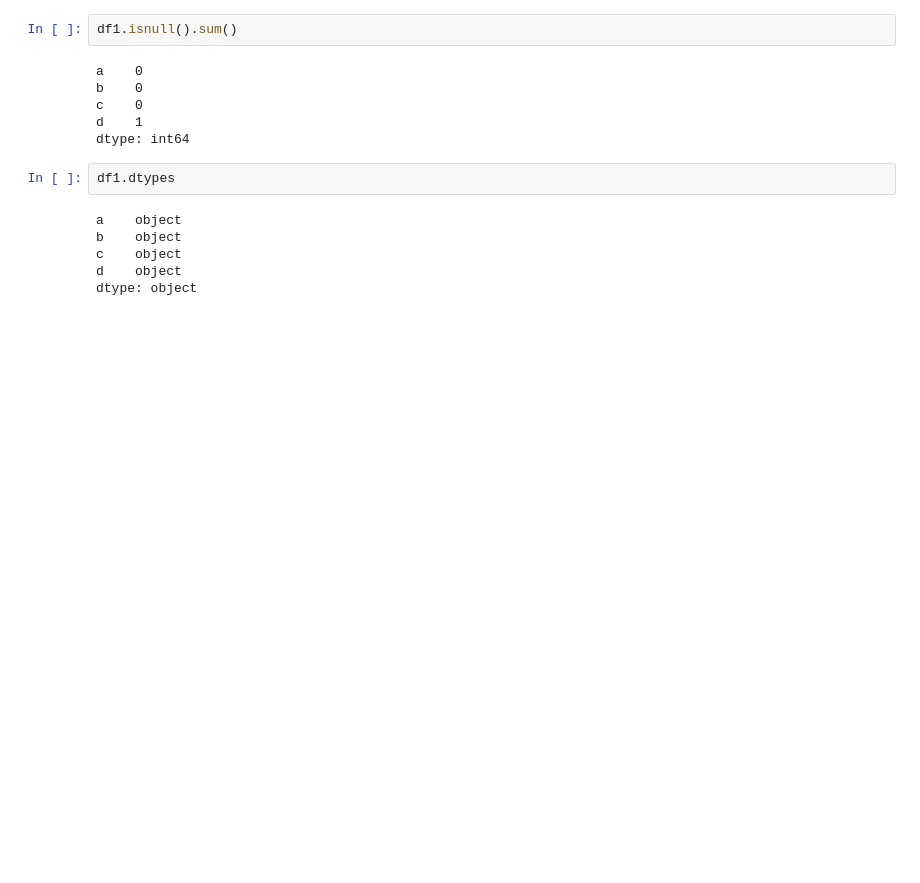
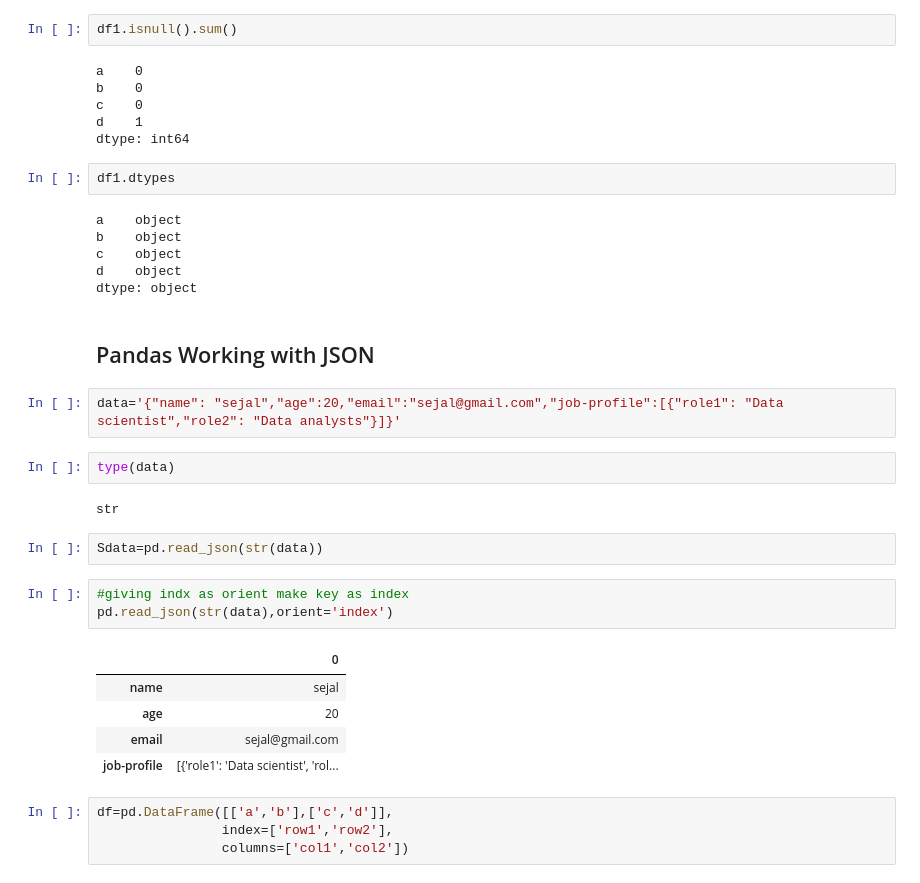
Before and after one commit to SejalKumari011/Python-Libraries, a Jupyter notebook: pandas.ipynb, the cells around one changed output. Saved outputs shown, nothing was run; the diff lists cells and outputs as text; blank space fills up the shorter version.

Commit message:
Changes made in pandas file

```diff
--- a/pandas.ipynb
+++ b/pandas.ipynb
@@ -335,3 +335,26 @@ b    object
 c    object
 d    object
 dtype: object
+# %% [markdown]
+## Pandas Working with JSON
+# %%
+data='{"name": "sejal","age":20,"email":"sejal@gmail.com","job-profile":[{"role1": "Data scientist","role2": "Data analysts"}]}'
+# %%
+type(data)
+# %% [output]
+str
+# %%
+Sdata=pd.read_json(str(data))
+# %%
+#giving indx as orient make key as index
+pd.read_json(str(data),orient='index')
+# %% [output]
+|  | 0 |
+| name | sejal |
+| age | 20 |
+| email | sejal@gmail.com |
+| job-profile | [{'role1': 'Data scientist', 'rol... |
+# %%
+df=pd.DataFrame([['a','b'],['c','d']],
+                index=['row1','row2'],
+                columns=['col1','col2'])
```
Also changed, not shown: parts of 8 cells of this notebook.
